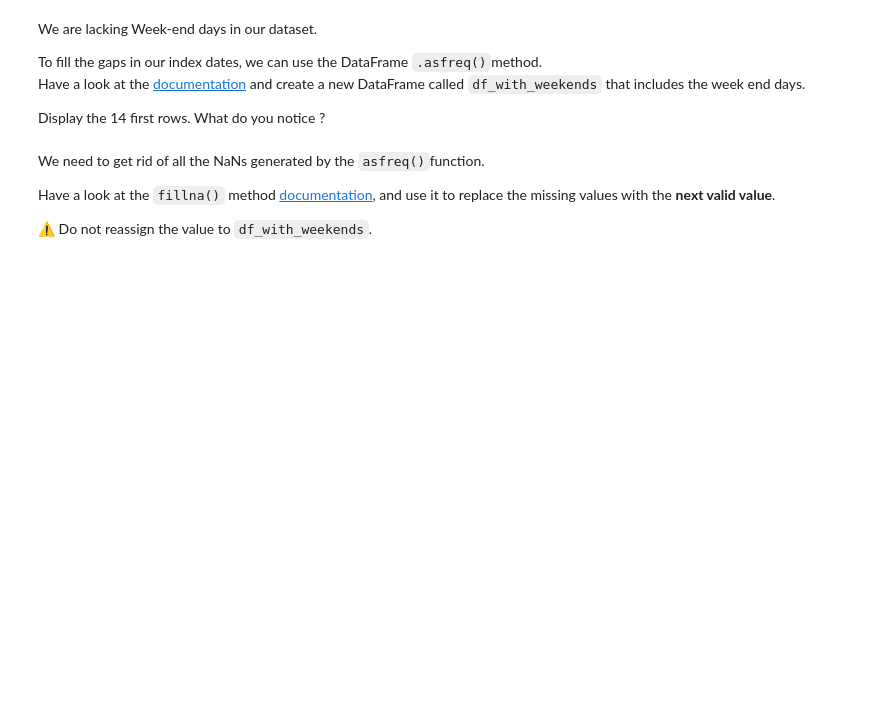
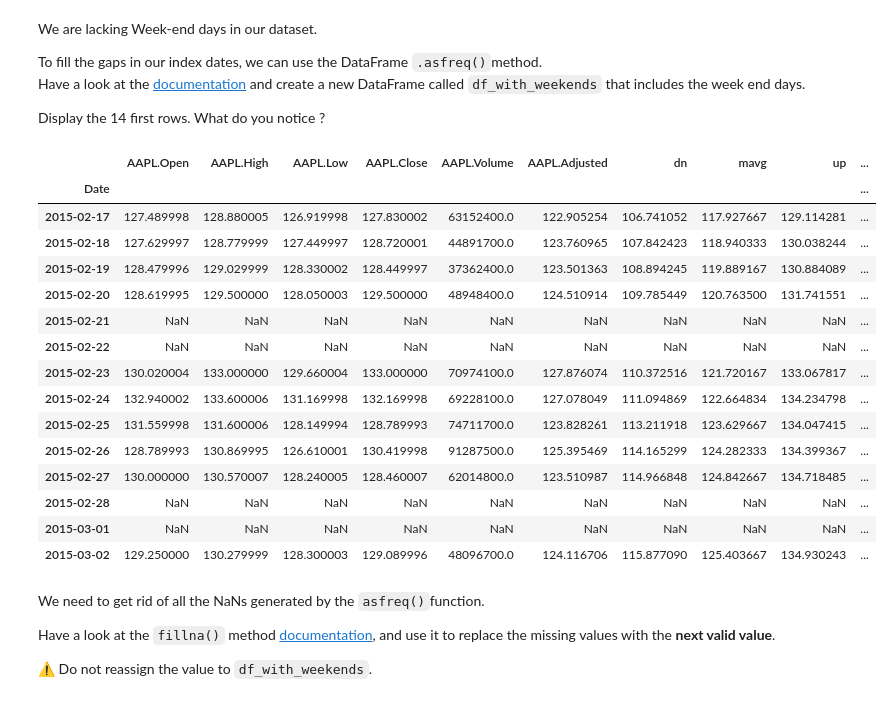
Before and after one commit to olamarujo/le_wagon-python, a Jupyter notebook: 04- Class/02- Financial Returns/Financial Returns Challenge.ipynb, the cells around one changed output. Saved outputs shown, nothing was run; the diff lists cells and outputs as text; code cells hidden in the pictures; blank space fills up the shorter version.

```diff
--- a/04- Class/02- Financial Returns/Financial Returns Challenge.ipynb
+++ b/04- Class/02- Financial Returns/Financial Returns Challenge.ipynb
@@ -33,3 +67,5 @@ Convert the `Date` column to **datetime** format.
+# %%
+df['Date'] = pd.to_datetime(df['Date'])
 # %% [markdown]
 Now, we need to have a closer look at `Date` column.
 
@@ -75,3 +139,5 @@ Set the `Date`column as index.
+# %%
+df.set_index('Date', inplace=True)
 # %% [markdown]
 By using the **.resample()** function, compute  the `AAPL.Open` minimum value and `AAPL.Close` median value per quarter.
 # %% [markdown]
@@ -126,3 +268,23 @@ Display the 14 first rows. What do you notice ?
+# %%
+df_with_weekends = df.asfreq('D')
+df_with_weekends.head(14)
+# %% [output]
+|  | AAPL.Open | AAPL.High | AAPL.Low | AAPL.Close | AAPL.Volume | AAPL.Adjusted | dn | mavg | up | ... |
+| Date |  |  |  |  |  |  |  |  |  | ... |
+| 2015-02-17 | 127.489998 | 128.880005 | 126.919998 | 127.830002 | 63152400.0 | 122.905254 | 106.741052 | 117.927667 | 129.114281 | ... |
+| 2015-02-18 | 127.629997 | 128.779999 | 127.449997 | 128.720001 | 44891700.0 | 123.760965 | 107.842423 | 118.940333 | 130.038244 | ... |
+| 2015-02-19 | 128.479996 | 129.029999 | 128.330002 | 128.449997 | 37362400.0 | 123.501363 | 108.894245 | 119.889167 | 130.884089 | ... |
+| 2015-02-20 | 128.619995 | 129.500000 | 128.050003 | 129.500000 | 48948400.0 | 124.510914 | 109.785449 | 120.763500 | 131.741551 | ... |
+| 2015-02-21 | NaN | NaN | NaN | NaN | NaN | NaN | NaN | NaN | NaN | ... |
+| 2015-02-22 | NaN | NaN | NaN | NaN | NaN | NaN | NaN | NaN | NaN | ... |
+| 2015-02-23 | 130.020004 | 133.000000 | 129.660004 | 133.000000 | 70974100.0 | 127.876074 | 110.372516 | 121.720167 | 133.067817 | ... |
+| 2015-02-24 | 132.940002 | 133.600006 | 131.169998 | 132.169998 | 69228100.0 | 127.078049 | 111.094869 | 122.664834 | 134.234798 | ... |
+| 2015-02-25 | 131.559998 | 131.600006 | 128.149994 | 128.789993 | 74711700.0 | 123.828261 | 113.211918 | 123.629667 | 134.047415 | ... |
+| 2015-02-26 | 128.789993 | 130.869995 | 126.610001 | 130.419998 | 91287500.0 | 125.395469 | 114.165299 | 124.282333 | 134.399367 | ... |
+| 2015-02-27 | 130.000000 | 130.570007 | 128.240005 | 128.460007 | 62014800.0 | 123.510987 | 114.966848 | 124.842667 | 134.718485 | ... |
+| 2015-02-28 | NaN | NaN | NaN | NaN | NaN | NaN | NaN | NaN | NaN | ... |
+| 2015-03-01 | NaN | NaN | NaN | NaN | NaN | NaN | NaN | NaN | NaN | ... |
+| 2015-03-02 | 129.250000 | 130.279999 | 128.300003 | 129.089996 | 48096700.0 | 124.116706 | 115.877090 | 125.403667 | 134.930243 | ... |
 # %% [markdown]
 We need to get rid of all the NaNs generated by the `asfreq()`function.
 
```
Also changed, not shown: parts of 42 cells of this notebook, 2 other files.
